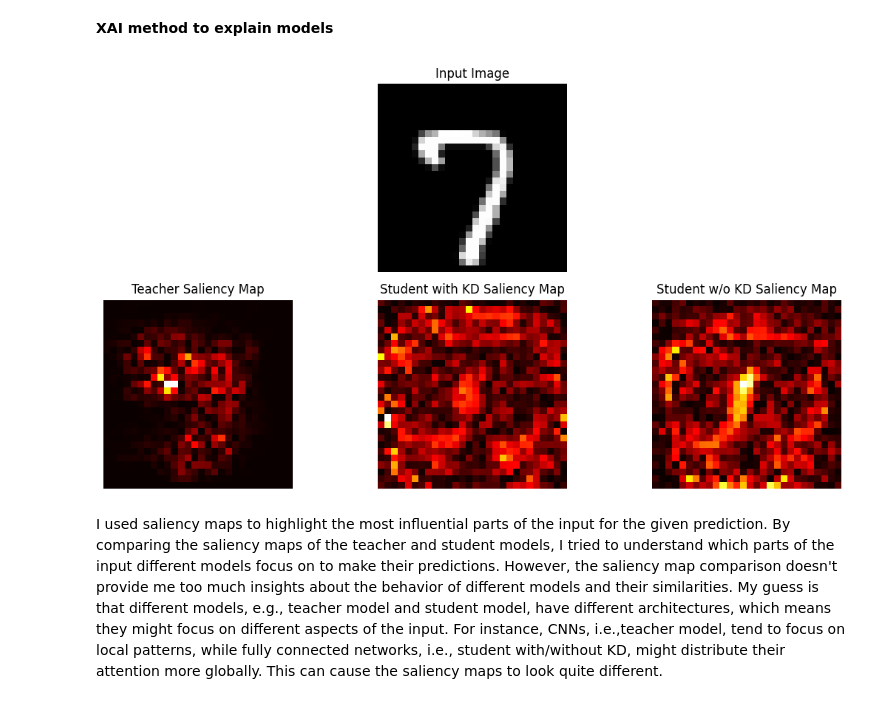
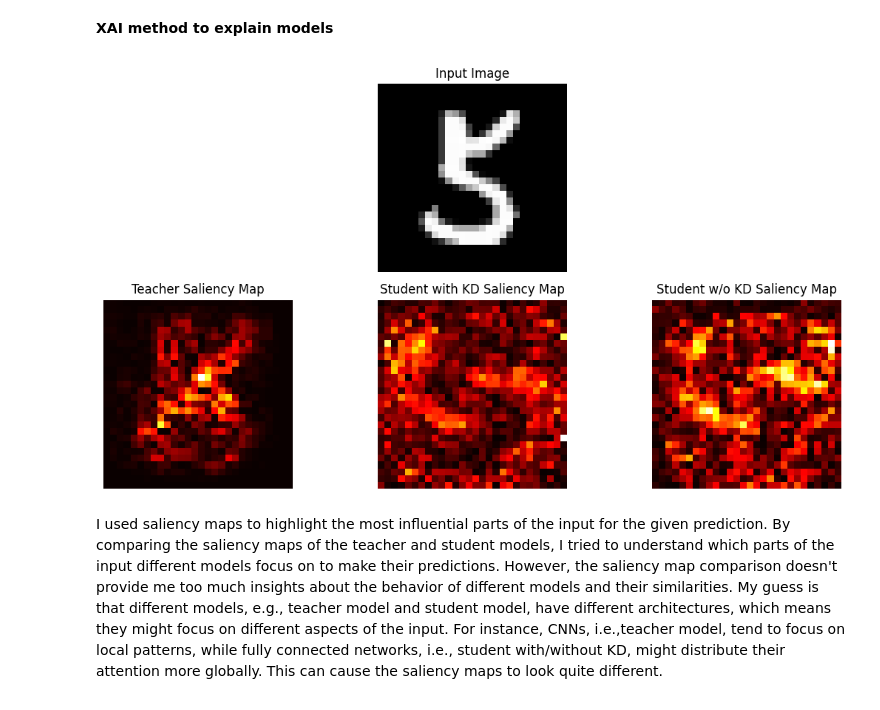
Before and after one commit to sunhuanhuan920/ECE1512_2023F_ProjectRepo_Zhenhuan_Sun, a Jupyter notebook: Project A/Task_1.ipynb, the cells around one changed output. Saved outputs shown, nothing was run; the diff lists cells and outputs as text; code cells hidden in the pictures.

```diff
--- a/Project A/Task_1.ipynb
+++ b/Project A/Task_1.ipynb
@@ -305,10 +313,10 @@ def train_and_evaluate(model, compute_loss_fn):
 
 # Train teacher model
 print("Training Teacher Model")
-train_and_evaluate(cnn_model, compute_teacher_loss)
+teacher_test_accuracies = train_and_evaluate(cnn_model, compute_teacher_loss)
 
 # Train student model
 print("\nTraining Student Model")
-train_and_evaluate(fc_model, compute_student_loss)
+student_test_accuracies = train_and_evaluate(fc_model, compute_student_loss)
 # %% [output]
 Training Teacher Model
@@ -466,5 +491,5 @@ def compute_plain_cross_entropy_loss(images, labels):
 
   return cross_entropy_loss
 
-train_and_evaluate(fc_model_no_distillation, compute_plain_cross_entropy_loss)
+plain_student_test_accuracies = train_and_evaluate(fc_model_no_distillation, compute_plain_cross_entropy_loss)
 # %% [output]
@@ -626,7 +669,7 @@ NUM_SUBCLASSES_PER_CLASS = 5
 
 # Build CNN teacher.
 # Adjust the last layer of teacher model to output a number of c * s logits
-cnn_model = tf.keras.Sequential([
+SD_cnn_model = tf.keras.Sequential([
 
     # Each image in MINIST dataset has shape of (28, 28, 1)
     tf.keras.layers.Conv2D(filters=32, kernel_size=(3, 3), strides=(1, 1), activation='relu', input_shape=(28, 28, 1)),
@@ -649,7 +692,7 @@ cnn_model = tf.keras.Sequential([
 ])
 
 # Build fully connected student.
-fc_model = tf.keras.Sequential([
+SD_fc_model = tf.keras.Sequential([
 
     tf.keras.layers.Flatten(input_shape=(28, 28, 1)),
 
@@ -873,10 +922,10 @@ def train_and_evaluate(model, compute_loss_fn):
 # %%
 # Train teacher model
 print("Training Teacher Model")
-train_and_evaluate(cnn_model, compute_teacher_loss)
+SD_teacher_test_accuracies = train_and_evaluate(SD_cnn_model, compute_teacher_loss)
 
 # Train student model
 print("\nTraining Student Model")
-train_and_evaluate(fc_model, compute_student_loss)
+SD_student_test_accuracies = train_and_evaluate(SD_fc_model, compute_student_loss)
 # %% [output]
 Training Teacher Model
@@ -938,7 +1007,9 @@ mnist_test_list = list(mnist_test)
 # Choose a random sample image
 random_index = random.randint(0, len(mnist_test_list) - 1)
 # sample_image = mnist_test_list[random_index][0][0]
-sample_image = mnist_test_list[24][0][0]
+# sample_image = mnist_test_list[24][0][0]
+# sample_image = mnist_test_list[39][0][0]
+sample_image = mnist_test_list[4][0][0]
 
 # Compute saliency for each model
 saliency_teacher = compute_saliency(cnn_model, sample_image)
@@ -948,34 +1019,37 @@ saliency_student_without_KD = compute_saliency(fc_model_no_distillation, sample_
 # Plot
 plt.figure(figsize=(15, 6))
 
 # Input Image
 plt.subplot(2, 4, 2)
 plt.title('Input Image')
 plt.imshow(sample_image[:, :, 0], cmap='gray')
 plt.axis('off')
 
 # Teacher Saliency Map
 plt.subplot(2, 4, 5)
 plt.title('Teacher Saliency Map')
 plt.imshow(saliency_teacher, cmap='hot')
 plt.axis('off')
 
 # Student with KD Saliency Map
 plt.subplot(2, 4, 6)
 plt.title('Student with KD Saliency Map')
 plt.imshow(saliency_student_KD, cmap='hot')
 plt.axis('off')
 
 # Student without KD Saliency Map
 plt.subplot(2, 4, 7)
 plt.title('Student w/o KD Saliency Map')
 plt.imshow(saliency_student_without_KD, cmap='hot')
 plt.axis('off')
 
 plt.tight_layout()
+
+plt.savefig('/content/drive/MyDrive/Colab Notebooks/ECE1512/Project A/Figures/T1Q13.png', dpi=300, bbox_inches='tight')
+
 plt.show()
 # %% [output]
-[figure, old version]
+[figure, new version]
 # %% [markdown]
 I used saliency maps to highlight the most influential parts of the input for the given prediction. By comparing the saliency maps of the teacher and student models, I tried to understand which parts of the input different models focus on to make their predictions. However, the saliency map comparison doesn't provide me too much insights about the behavior of different models and their similarities. My guess is that different models, e.g., teacher model and student model, have different architectures, which means they might focus on different aspects of the input. For instance, CNNs, i.e.,teacher model, tend to focus on local patterns, while fully connected networks, i.e., student with/without KD, might distribute their attention more globally. This can cause the saliency maps to look quite different.
 
```
Also changed, not shown: parts of 21 cells of this notebook.
